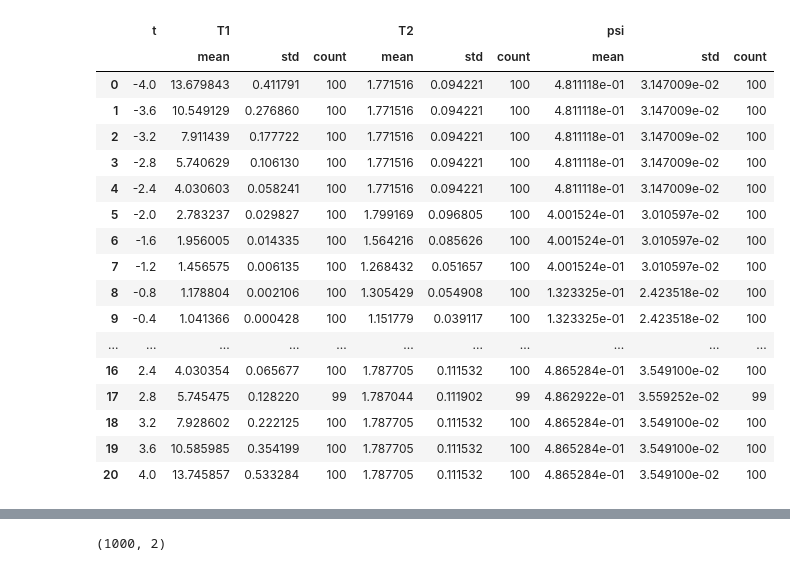
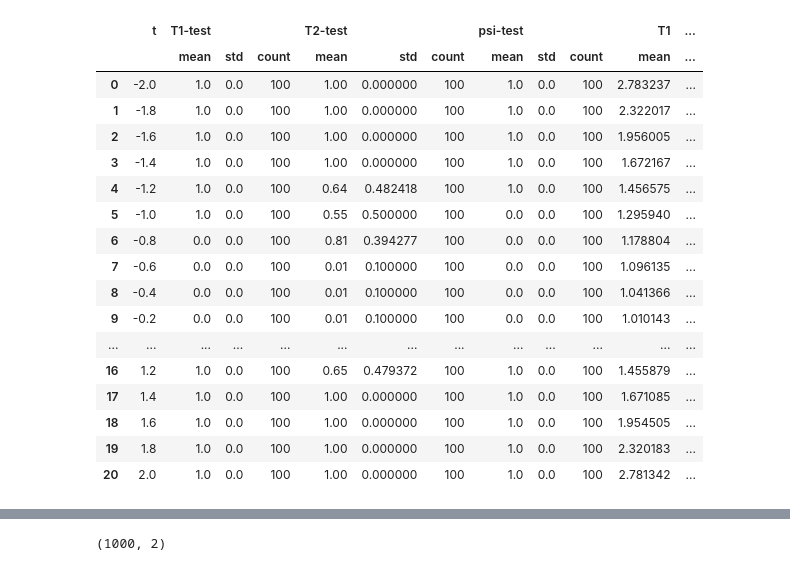
Before and after one commit to smaityumich/iftest, a Jupyter notebook: simulation/test.ipynb, the cells around one changed output, grey strips where cells are left out. Saved outputs shown, nothing was run; the diff lists cells and outputs as text; code cells hidden in the pictures.

```diff
--- a/simulation/test.ipynb
+++ b/simulation/test.ipynb
@@ -1,11 +1,13 @@
 # %%
 import json
-with open('summary/summary3.txt', 'r') as f:
+with open('summary/summary4.txt', 'r') as f:
     summary = json.load(f)
 # %%
 import pandas as pd
 data = pd.DataFrame(summary)
-data['T1'] = data['T1'] - 1
-data['T2'] = data['T2'] - 1
+eps = 0.25
+data['T1-test'] = (data['T1'] > 1+eps).astype('float64')
+data['T2-test'] = (data['T2'] > 1+eps).astype('float64')
+data['psi-test'] = (data['psi'] > eps).astype('float64')
 data.dtypes
 # %% [output]
@@ -17,31 +22,31 @@ psi     float64
 dtype: object
 # %%
 summary_dict = {}
-measures = ['T1', 'T2', 'psi']
+measures = ['T1-test', 'T2-test', 'psi-test', 'T1', 'T2', 'psi']
 for m in measures:
     summary_dict[m] = ['mean', 'std', 'count']
 
 result = data.groupby(['t'], as_index=False).agg(summary_dict)
 result
 # %% [output]
-|  | t | T1 |  |  | T2 |  |  | psi |  |  |
-|  |  | mean | std | count | mean | std | count | mean | std | count |
-| 0 | -4.0 | 13.679843 | 0.411791 | 100 | 1.771516 | 0.094221 | 100 | 4.811118e-01 | 3.147009e-02 | 100 |
-| 1 | -3.6 | 10.549129 | 0.276860 | 100 | 1.771516 | 0.094221 | 100 | 4.811118e-01 | 3.147009e-02 | 100 |
-| 2 | -3.2 | 7.911439 | 0.177722 | 100 | 1.771516 | 0.094221 | 100 | 4.811118e-01 | 3.147009e-02 | 100 |
-| 3 | -2.8 | 5.740629 | 0.106130 | 100 | 1.771516 | 0.094221 | 100 | 4.811118e-01 | 3.147009e-02 | 100 |
-| 4 | -2.4 | 4.030603 | 0.058241 | 100 | 1.771516 | 0.094221 | 100 | 4.811118e-01 | 3.147009e-02 | 100 |
-| 5 | -2.0 | 2.783237 | 0.029827 | 100 | 1.799169 | 0.096805 | 100 | 4.001524e-01 | 3.010597e-02 | 100 |
-| 6 | -1.6 | 1.956005 | 0.014335 | 100 | 1.564216 | 0.085626 | 100 | 4.001524e-01 | 3.010597e-02 | 100 |
-| 7 | -1.2 | 1.456575 | 0.006135 | 100 | 1.268432 | 0.051657 | 100 | 4.001524e-01 | 3.010597e-02 | 100 |
-| 8 | -0.8 | 1.178804 | 0.002106 | 100 | 1.305429 | 0.054908 | 100 | 1.323325e-01 | 2.423518e-02 | 100 |
-| 9 | -0.4 | 1.041366 | 0.000428 | 100 | 1.151779 | 0.039117 | 100 | 1.323325e-01 | 2.423518e-02 | 100 |
-| ... | ... | ... | ... | ... | ... | ... | ... | ... | ... | ... |
-| 16 | 2.4 | 4.030354 | 0.065677 | 100 | 1.787705 | 0.111532 | 100 | 4.865284e-01 | 3.549100e-02 | 100 |
-| 17 | 2.8 | 5.745475 | 0.128220 | 99 | 1.787044 | 0.111902 | 99 | 4.862922e-01 | 3.559252e-02 | 99 |
-| 18 | 3.2 | 7.928602 | 0.222125 | 100 | 1.787705 | 0.111532 | 100 | 4.865284e-01 | 3.549100e-02 | 100 |
-| 19 | 3.6 | 10.585985 | 0.354199 | 100 | 1.787705 | 0.111532 | 100 | 4.865284e-01 | 3.549100e-02 | 100 |
-| 20 | 4.0 | 13.745857 | 0.533284 | 100 | 1.787705 | 0.111532 | 100 | 4.865284e-01 | 3.549100e-02 | 100 |
+|  | t | T1-test |  |  | T2-test |  |  | psi-test |  |  | T1 | ... |
+|  |  | mean | std | count | mean | std | count | mean | std | count | mean | ... |
+| 0 | -2.0 | 1.0 | 0.0 | 100 | 1.00 | 0.000000 | 100 | 1.0 | 0.0 | 100 | 2.783237 | ... |
+| 1 | -1.8 | 1.0 | 0.0 | 100 | 1.00 | 0.000000 | 100 | 1.0 | 0.0 | 100 | 2.322017 | ... |
+| 2 | -1.6 | 1.0 | 0.0 | 100 | 1.00 | 0.000000 | 100 | 1.0 | 0.0 | 100 | 1.956005 | ... |
+| 3 | -1.4 | 1.0 | 0.0 | 100 | 1.00 | 0.000000 | 100 | 1.0 | 0.0 | 100 | 1.672167 | ... |
+| 4 | -1.2 | 1.0 | 0.0 | 100 | 0.64 | 0.482418 | 100 | 1.0 | 0.0 | 100 | 1.456575 | ... |
+| 5 | -1.0 | 1.0 | 0.0 | 100 | 0.55 | 0.500000 | 100 | 0.0 | 0.0 | 100 | 1.295940 | ... |
+| 6 | -0.8 | 0.0 | 0.0 | 100 | 0.81 | 0.394277 | 100 | 0.0 | 0.0 | 100 | 1.178804 | ... |
+| 7 | -0.6 | 0.0 | 0.0 | 100 | 0.01 | 0.100000 | 100 | 0.0 | 0.0 | 100 | 1.096135 | ... |
+| 8 | -0.4 | 0.0 | 0.0 | 100 | 0.01 | 0.100000 | 100 | 0.0 | 0.0 | 100 | 1.041366 | ... |
+| 9 | -0.2 | 0.0 | 0.0 | 100 | 0.01 | 0.100000 | 100 | 0.0 | 0.0 | 100 | 1.010143 | ... |
+| ... | ... | ... | ... | ... | ... | ... | ... | ... | ... | ... | ... | ... |
+| 16 | 1.2 | 1.0 | 0.0 | 100 | 0.65 | 0.479372 | 100 | 1.0 | 0.0 | 100 | 1.455879 | ... |
+| 17 | 1.4 | 1.0 | 0.0 | 100 | 1.00 | 0.000000 | 100 | 1.0 | 0.0 | 100 | 1.671085 | ... |
+| 18 | 1.6 | 1.0 | 0.0 | 100 | 1.00 | 0.000000 | 100 | 1.0 | 0.0 | 100 | 1.954505 | ... |
+| 19 | 1.8 | 1.0 | 0.0 | 100 | 1.00 | 0.000000 | 100 | 1.0 | 0.0 | 100 | 2.320183 | ... |
+| 20 | 2.0 | 1.0 | 0.0 | 100 | 1.00 | 0.000000 | 100 | 1.0 | 0.0 | 100 | 2.781342 | ... |
 # %%
 import matplotlib.pyplot as plt
 from matplotlib.lines import Line2D
```
Also changed, not shown: parts of 4 cells of this notebook, 3 other files.
